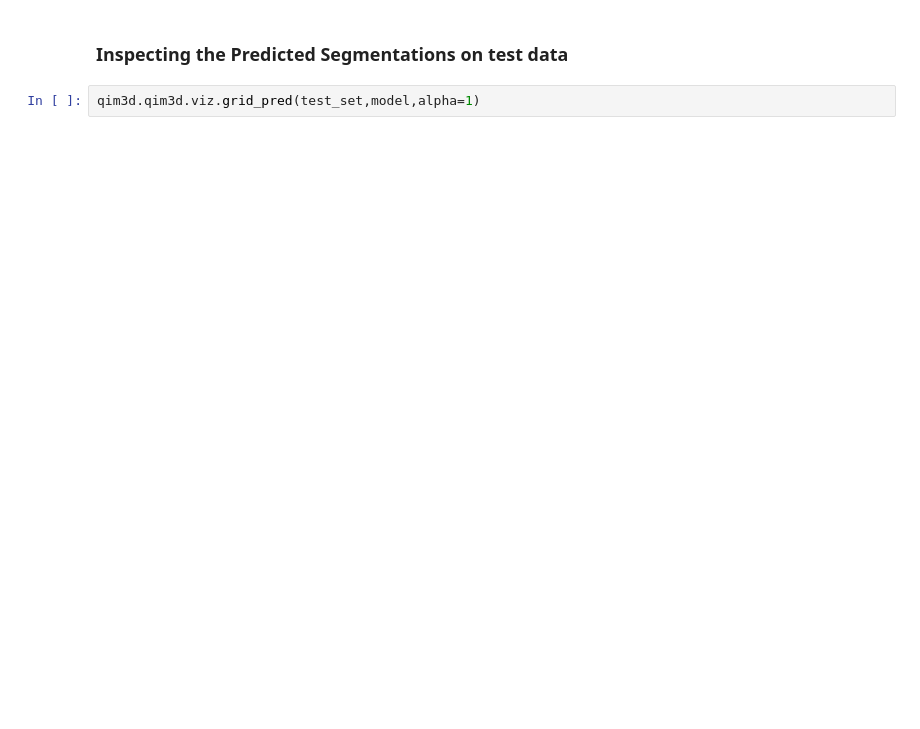
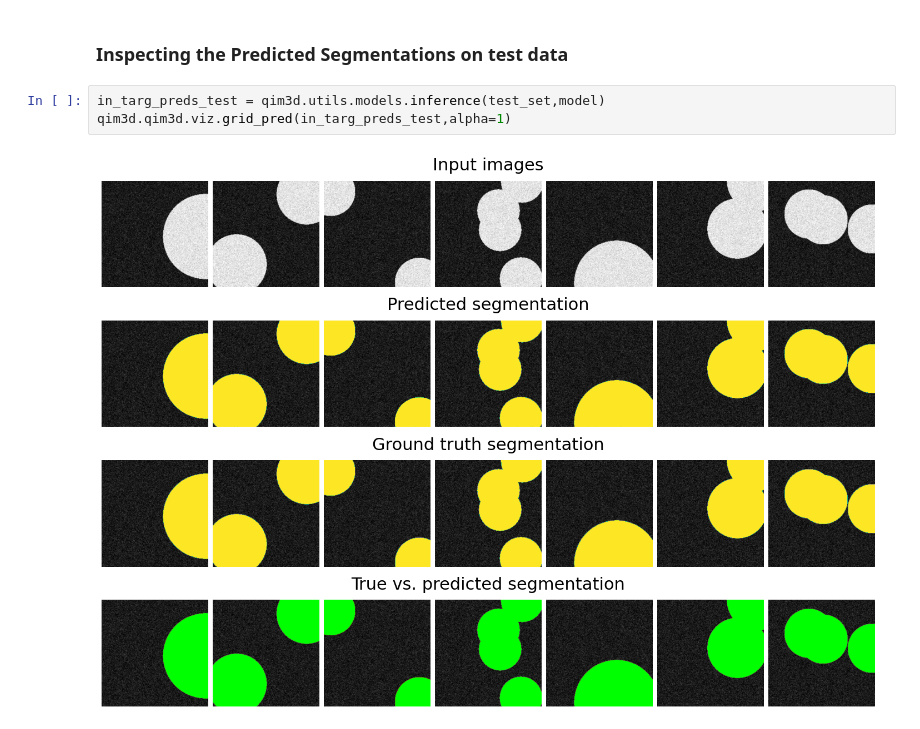
Before and after one commit to qim-center/qim3d, a Jupyter notebook: docs/notebooks/Unet.ipynb, the cells around one changed output. Drawn from its saved outputs; the diff is of its cells as text; blank space fills up the shorter version.

```diff
--- a/docs/notebooks/Unet.ipynb
+++ b/docs/notebooks/Unet.ipynb
@@ -240,4 +264,7 @@ qim3d.qim3d.viz.grid_pred(train_set,model,num_images=5,alpha=1)
 # %% [markdown]
 ### Inspecting the Predicted Segmentations on test data
 # %%
-qim3d.qim3d.viz.grid_pred(test_set,model,alpha=1)
+in_targ_preds_test = qim3d.utils.models.inference(test_set,model)
+qim3d.qim3d.viz.grid_pred(in_targ_preds_test,alpha=1)
+# %% [output]
+[figure, added]
```
Also changed, not shown: parts of 7 cells of this notebook, 3 other files.
